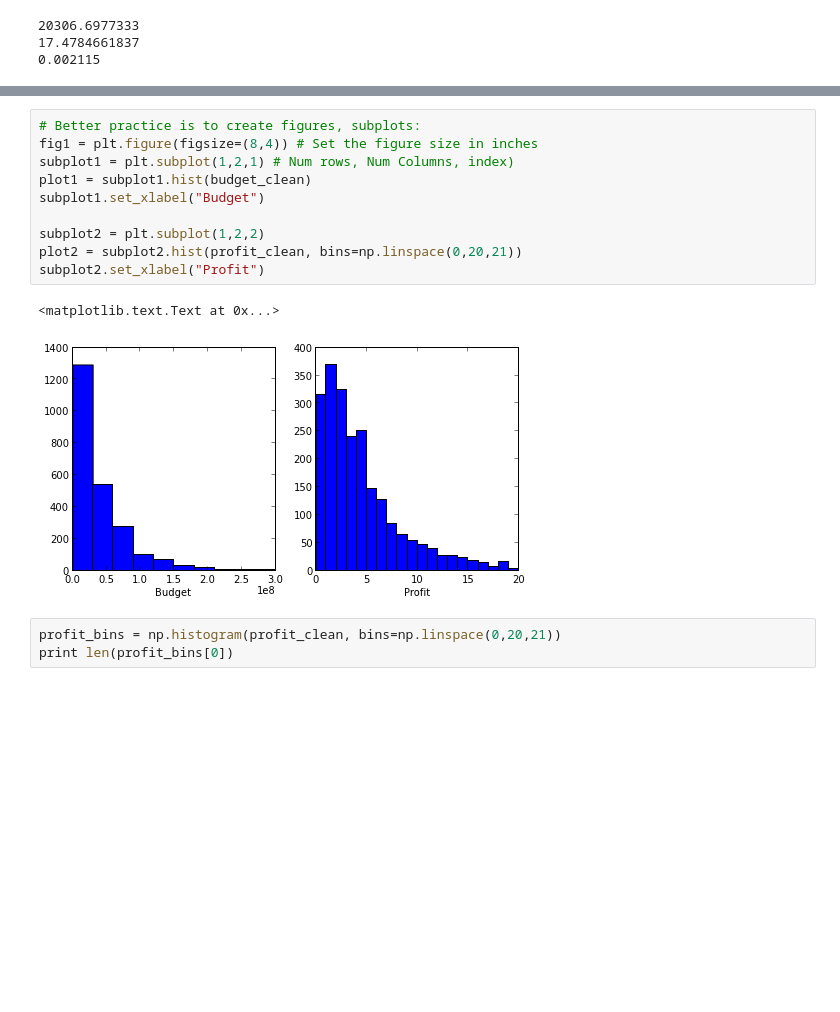
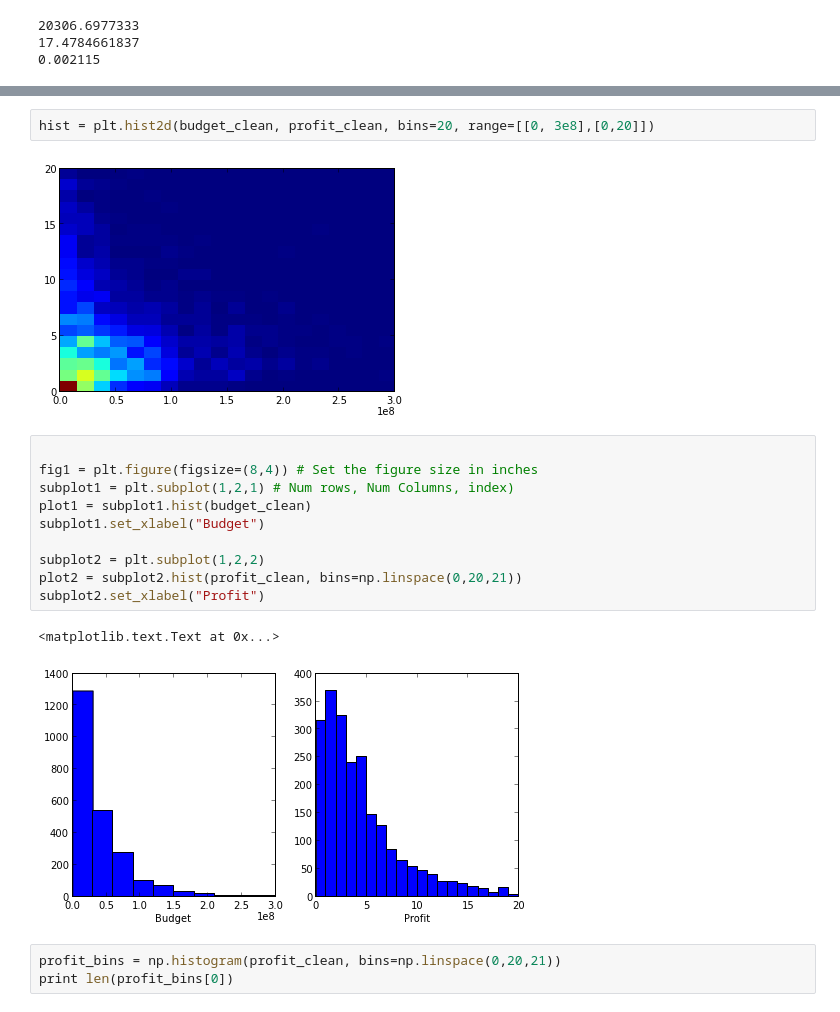
Before and after one commit to dmasad/cssGradWorkshops, a Jupyter notebook: ScientificPython/Data Analysis.ipynb, the cells around one changed output, grey strips where cells are left out. Saved outputs shown, nothing was run; the diff lists cells and outputs as text; blank space fills up the shorter version.

```diff
--- a/ScientificPython/Data Analysis.ipynb
+++ b/ScientificPython/Data Analysis.ipynb
@@ -65,5 +95,9 @@ print profit_clean.min()
+# %%
+hist = plt.hist2d(budget_clean, profit_clean, bins=20, range=[[0, 3e8],[0,20]])
+# %% [output]
+[figure, added]
 # %%
-# Better practice is to create figures, subplots:
+
 fig1 = plt.figure(figsize=(8,4)) # Set the figure size in inches
 subplot1 = plt.subplot(1,2,1) # Num rows, Num Columns, index)
 plot1 = subplot1.hist(budget_clean)
```
Also changed, not shown: parts of 8 cells of this notebook, 2 other files.
